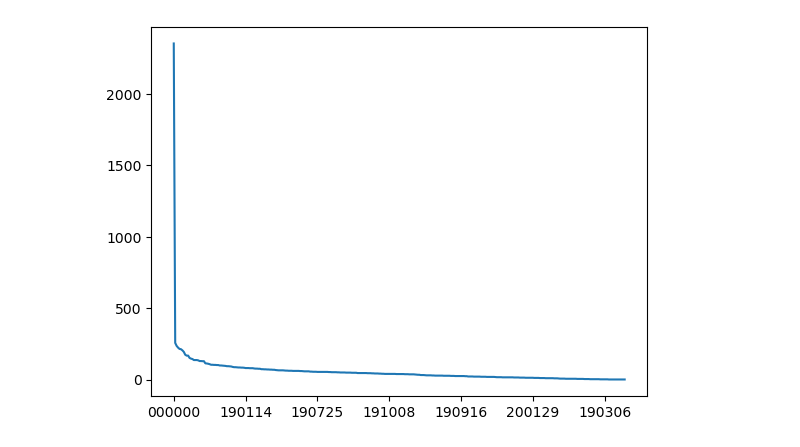
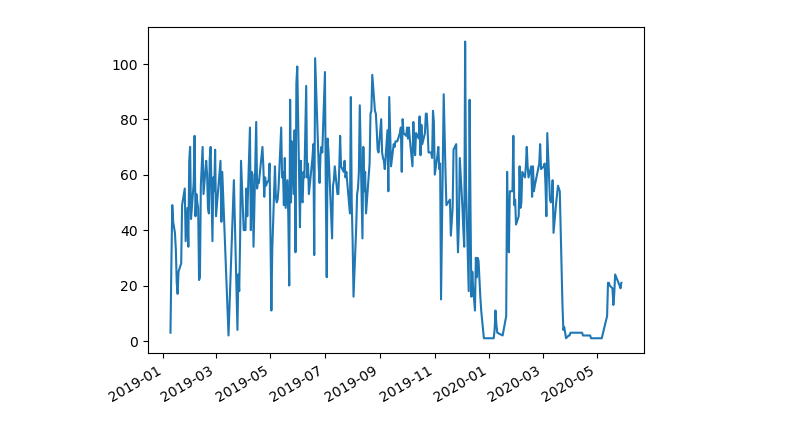
Before and after one commit to Kaulin99/Projeto-est-gio-Mercedes, a Jupyter notebook: TestZone.ipynb, the cells around one changed output. Saved outputs shown, nothing was run; the diff lists cells and outputs as text; code cells hidden in the pictures.

Commit message:
Análise de dados primária concluída

```diff
--- a/TestZone.ipynb
+++ b/TestZone.ipynb
@@ -4,4 +5,6 @@ import matplotlib.pyplot as plt
 # %%
 # Carregue o arquivo Parquet
-file_path = "C:/Users/kauea/OneDrive/Área de Trabalho/ERROR 404/Faculdade/Estágio/Case/Case/veiculos.parquet"
-df = pd.read_parquet(file_path)
+file_path = "C:/Users/kauea/OneDrive/Área de Trabalho/ERROR 404/Faculdade/Projeto-est-gio-Mercedes/Case/Case/veiculos.parquet"
+Tabela1 = pd.read_parquet(file_path)
+
+print(Tabela1.head())
@@ -51,2 +61,20 @@ print(df.head())
+# %%
+# Renomear colunas para facilitar integração
+Tabela1.rename(columns={'CodPais': 'Codigo_Pais', 'Denominação': 'Tipo_Veiculo',
+                    'varNED': 'Subtipo_Veiculo', 'NP': 'Numero_Registro',
+                    'DTFLI': 'Data_Producao', 'DTLCO_1a': 'Data_Liberacao_Parcial',
+                    'DTLCO': 'Data_Liberacao_Completa', 'DTFAT': 'Data_Faturamento'}, inplace=True)
+Tabela2.rename(columns={'COD': 'Codigo_Pais'}, inplace=True)
+# %%
+#Converte para DateTime os dados em object que precisam ser manipulados como data
+date_columns = ['Data_Producao', 'Data_Liberacao_Parcial', 'Data_Liberacao_Completa', 'Data_Faturamento']
+for col in date_columns:
+    Tabela1[col] = pd.to_datetime(Tabela1[col], format='%d%m%y', errors='coerce')
+# %%
+# Remover duplicatas com base na chave primária (Numero_Registro)
+Tabela1.drop_duplicates(subset='Numero_Registro', inplace=True)
+
+# Preencher valores ausentes ou tratá-los conforme necessário
+Tabela1.fillna({'Tipo_Veiculo': 'Desconhecido', 'Subtipo_Veiculo': 'Indefinido'}, inplace=True)
 # %%
 #Verificar colunas e tipos
@@ -128,6 +145,6 @@ Name: DTLCO_1a, Length: 17233, dtype: object
 # %%
 #Cria uma tabela genérica
-df["DTFAT"].value_counts().plot(kind="line")
+Tabela1["Data_Liberacao_Parcial"].value_counts().plot(kind="line")
 plt.show()
 # %% [output]
-[figure, old version]
+[figure, new version]
```
Also changed, not shown: parts of 11 cells of this notebook, 4 other files.
